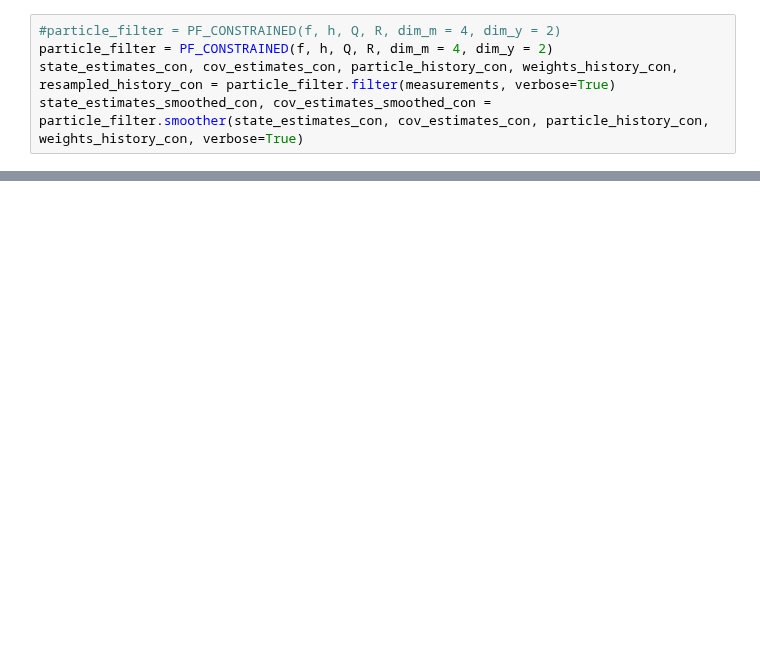
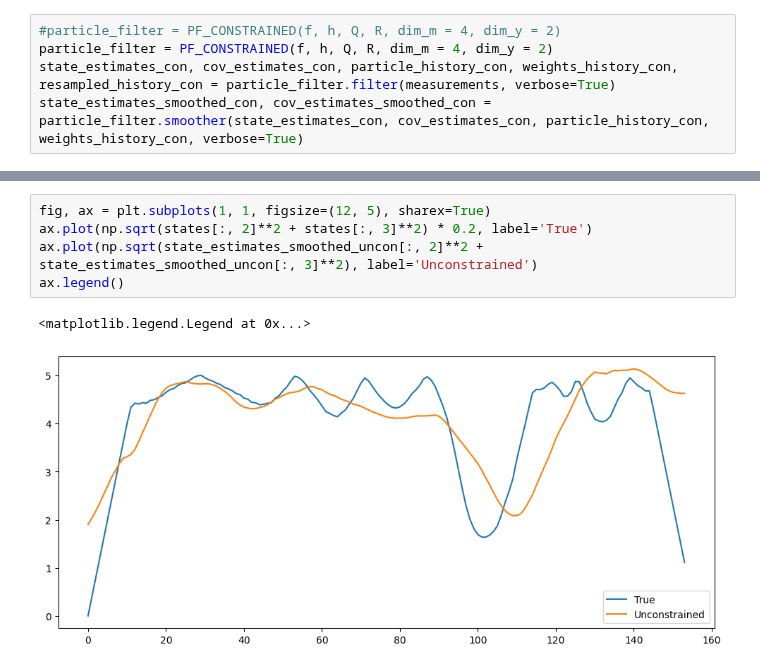
Before and after one commit to AndersGMadsen/bayesian-state-space-models, a Jupyter notebook: constrained_particle.ipynb, the cells around one changed output, grey strips where cells are left out. Cells and saved outputs as stored; diff of their text form; blank space fills up the shorter version.

```diff
--- a/constrained_particle.ipynb
+++ b/constrained_particle.ipynb
@@ -222,0 +292,8 @@ plot_particle(states, state_estimates_smoothed_con, measurements, particle_histo
+# %%
+fig, ax = plt.subplots(1, 1, figsize=(12, 5), sharex=True)
+ax.plot(np.sqrt(states[:, 2]**2 + states[:, 3]**2) * 0.2, label='True')
+ax.plot(np.sqrt(state_estimates_smoothed_uncon[:, 2]**2 + state_estimates_smoothed_uncon[:, 3]**2), label='Unconstrained')
+ax.legend()
+# %% [output]
+<matplotlib.legend.Legend at 0x...>
+[figure, added]
```
Also changed, not shown: parts of 9 cells of this notebook, 4 other files.
